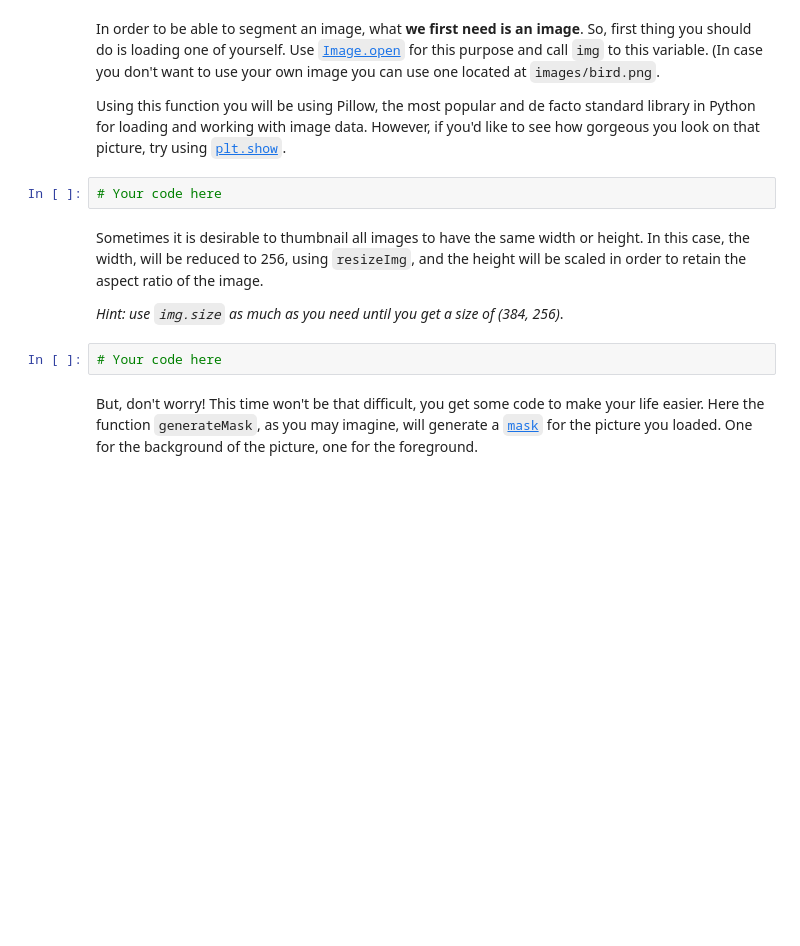
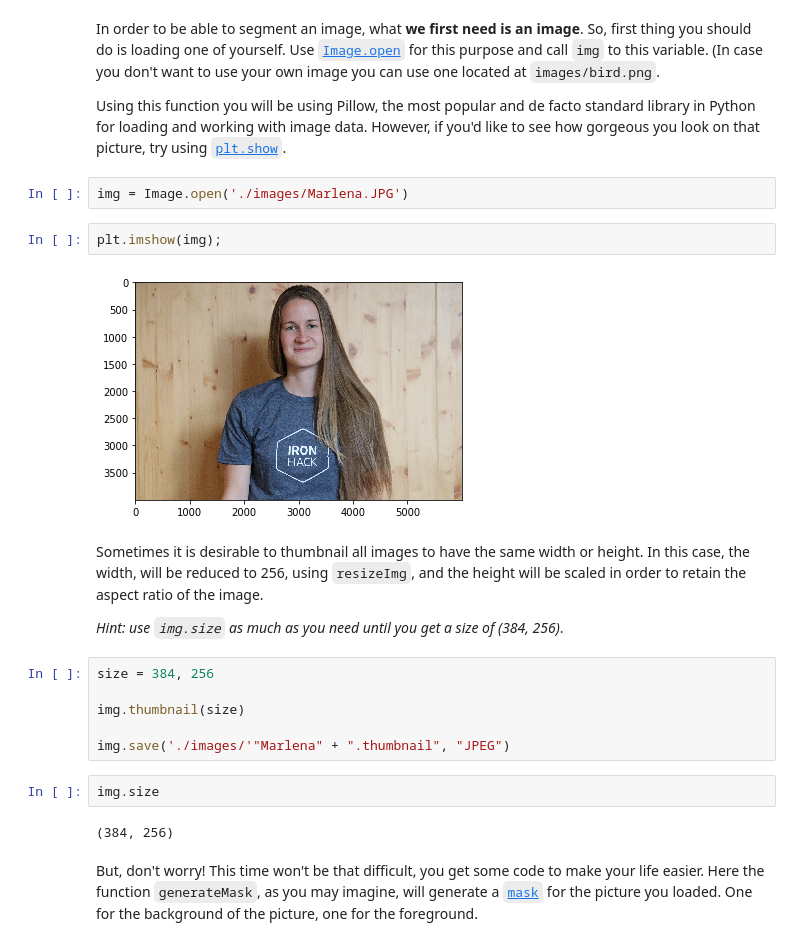
Before and after one commit to blancalluch/ImageSegmentation, a Jupyter notebook: main.ipynb, the cells around one changed output. Cells and saved outputs as stored; diff of their text form; blank space fills up the shorter version.

```diff
--- a/main.ipynb
+++ b/main.ipynb
@@ -43,14 +43,26 @@ from imageProcessing import resizeImg, generateMask
 In order to be able to segment an image, what **we first need is an image**. So, first thing you should do is loading one of yourself. Use [`Image.open`](https://pillow.readthedocs.io/en/3.1.x/reference/Image.html) for this purpose and call `img` to this variable. (In case you don't want to use your own image you can use one located at `images/bird.png`.
 
 Using this function you will be using Pillow, the most popular and de facto standard library in Python for loading and working with image data. However, if you'd like to see how gorgeous you look on that picture, try using [`plt.show`](https://matplotlib.org/api/_as_gen/matplotlib.pyplot.show.html).
-# %%
-# Your code here
+# %%
+img = Image.open('./images/Marlena.JPG')
+# %%
+plt.imshow(img);
+# %% [output]
+[figure, added]
 # %% [markdown]
 Sometimes it is desirable to thumbnail all images to have the same width or height. In this case, the width, will be reduced to 256, using `resizeImg`, and the height will be scaled in order to retain the aspect ratio of the image.
 
 *Hint: use `img.size` as much as you need until you get a size of (384, 256)*.
-# %%
-# Your code here
+# %%
+size = 384, 256
+
+img.thumbnail(size)
+
+img.save('./images/'"Marlena" + ".thumbnail", "JPEG")
+# %%
+img.size
+# %% [output]
+(384, 256)
 # %% [markdown]
 But, don't worry! This time won't be that difficult, you get some code to make your life easier.
 Here the function `generateMask`, as you may imagine, will generate a [`mask`](http://www.xinapse.com/Manual/masking.html) for the picture you loaded. One for the background of the picture, one for the foreground.
```
Also changed, not shown: parts of 37 cells of this notebook, 2 other files.
